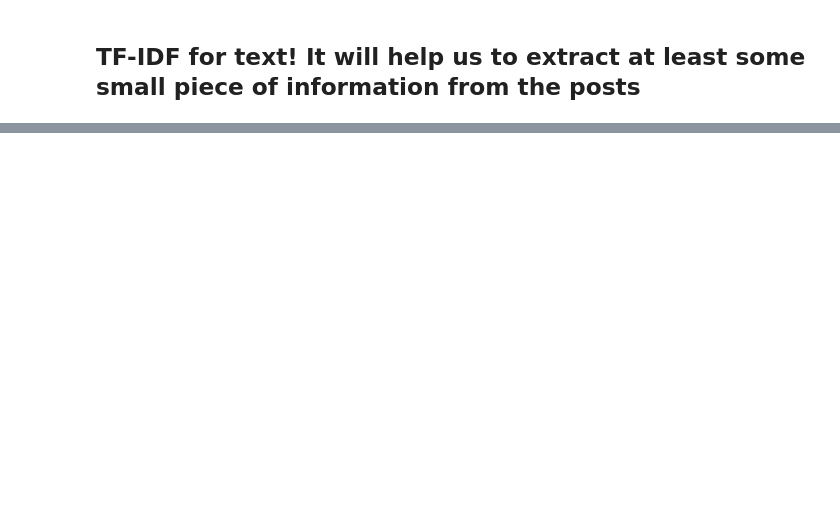
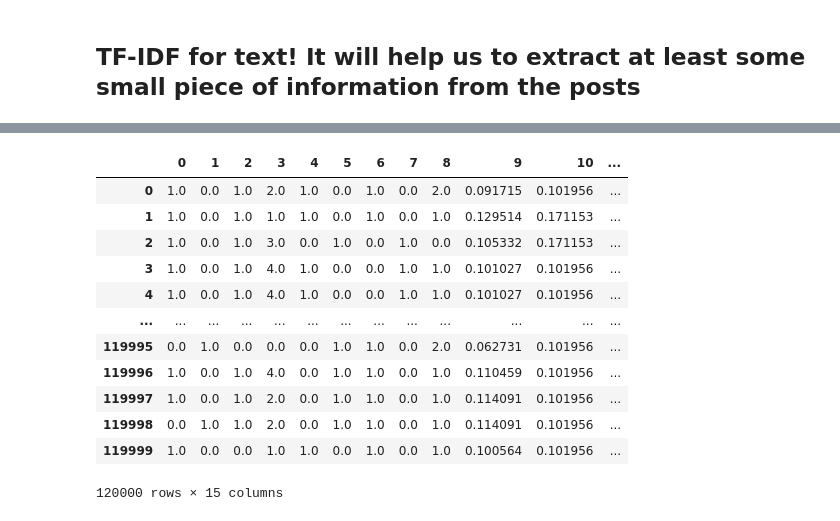
Before and after one commit to israfilovamaria/Recommendation-system-of-posts, a Jupyter notebook: Exploring data .ipynb, the cells around one changed output, grey strips where cells are left out. Saved outputs shown, nothing was run; the diff lists cells and outputs as text; code cells hidden in the pictures; blank space fills up the shorter version.

Commit message:
do custom tranformer and encoder for pipeline

```diff
--- a/Exploring data .ipynb
+++ b/Exploring data .ipynb
@@ -278,0 +333,2 @@ data.head(3)
+# %%
+trasformer.fit(x,y)
@@ -278,0 +337,2 @@ data.head(3)
+# %%
+xcopy = trasformer.transform(x)
@@ -278,0 +355,22 @@ data.head(3)
+# %%
+from sklearn.compose import ColumnTransformer
+from category_encoders import TargetEncoder
+from category_encoders.one_hot import OneHotEncoder
+from sklearn.preprocessing import MinMaxScaler
+onehotcategories = []
+targetcategories = []
+CategoricalFeatures = xcopy.columns.to_list()
+CategoricalFeatures.remove('activity_of_user')
+CategoricalFeatures.remove('age')
+CategoricalFeatures.remove('tfidftext')
+for col in CategoricalFeatures:
+    if xcopy[col].nunique() < 6:
+        onehotcategories.append(col)
+    else:
+        targetcategories.append(col)
+numerical = ['activity_of_user']
+encoder = ColumnTransformer(transformers = [("onehotencoding", OneHotEncoder(), onehotcategories),
+                                            ("meantargetencoding", TargetEncoder(), targetcategories),
+                                            ('datascaling',MinMaxScaler(),numerical)])
+# %%
+encoder.fit(xcopy, y)
@@ -278,0 +385,16 @@ data.head(3)
+# %%
+pd.DataFrame(incoder.transform(xcopy))
+# %% [output]
+|  | 0 | 1 | 2 | 3 | 4 | 5 | 6 | 7 | 8 | 9 | 10 | ... |
+| 0 | 1.0 | 0.0 | 1.0 | 2.0 | 1.0 | 0.0 | 1.0 | 0.0 | 2.0 | 0.091715 | 0.101956 | ... |
+| 1 | 1.0 | 0.0 | 1.0 | 1.0 | 1.0 | 0.0 | 1.0 | 0.0 | 1.0 | 0.129514 | 0.171153 | ... |
+| 2 | 1.0 | 0.0 | 1.0 | 3.0 | 0.0 | 1.0 | 0.0 | 1.0 | 0.0 | 0.105332 | 0.171153 | ... |
+| 3 | 1.0 | 0.0 | 1.0 | 4.0 | 1.0 | 0.0 | 0.0 | 1.0 | 1.0 | 0.101027 | 0.101956 | ... |
+| 4 | 1.0 | 0.0 | 1.0 | 4.0 | 1.0 | 0.0 | 0.0 | 1.0 | 1.0 | 0.101027 | 0.101956 | ... |
+| ... | ... | ... | ... | ... | ... | ... | ... | ... | ... | ... | ... | ... |
+| 119995 | 0.0 | 1.0 | 0.0 | 0.0 | 0.0 | 1.0 | 1.0 | 0.0 | 2.0 | 0.062731 | 0.101956 | ... |
+| 119996 | 1.0 | 0.0 | 1.0 | 4.0 | 0.0 | 1.0 | 1.0 | 0.0 | 1.0 | 0.110459 | 0.101956 | ... |
+| 119997 | 1.0 | 0.0 | 1.0 | 2.0 | 0.0 | 1.0 | 1.0 | 0.0 | 1.0 | 0.114091 | 0.101956 | ... |
+| 119998 | 0.0 | 1.0 | 1.0 | 2.0 | 0.0 | 1.0 | 1.0 | 0.0 | 1.0 | 0.114091 | 0.101956 | ... |
+| 119999 | 1.0 | 0.0 | 0.0 | 1.0 | 1.0 | 0.0 | 1.0 | 0.0 | 1.0 | 0.100564 | 0.101956 | ... |
+120000 rows × 15 columns
```
Also changed, not shown: parts of 31 cells of this notebook.
